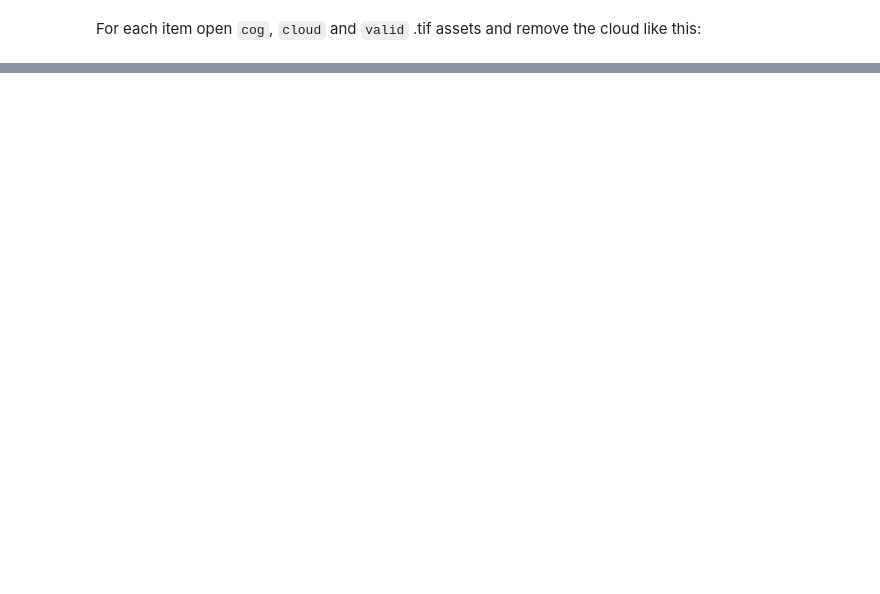
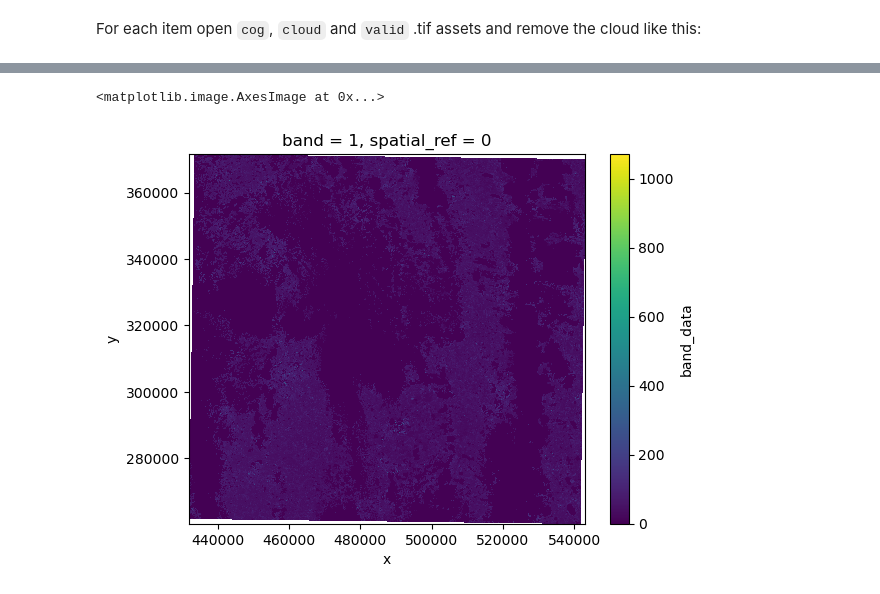
Before and after one commit to EO-DataHub/user-workflows, a Jupyter notebook: test-3/test3.ipynb, the cells around one changed output, grey strips where cells are left out. Drawn from its saved outputs; the diff is of its cells as text; code cells hidden in the pictures; blank space fills up the shorter version.

Commit message:
Try to multiply cog bands in test 3

```diff
--- a/test-3/test3.ipynb
+++ b/test-3/test3.ipynb
@@ -61,7 +65,3 @@ result = valid + cloud
 # %%
 # Set values greater than 1 to 0, others remain as 1
 result = xr.where(result > 1, 0, 1)
-# %%
-
-# Multiply cog.tif by the result
-final_result = cog * result
@@ -67,0 +94,5 @@ final_result = cog * result
+# %%
+final_result.squeeze().plot.imshow()
+# %% [output]
+<matplotlib.image.AxesImage at 0x...>
+[figure, added]
```
Also changed, not shown: parts of 4 cells of this notebook.
